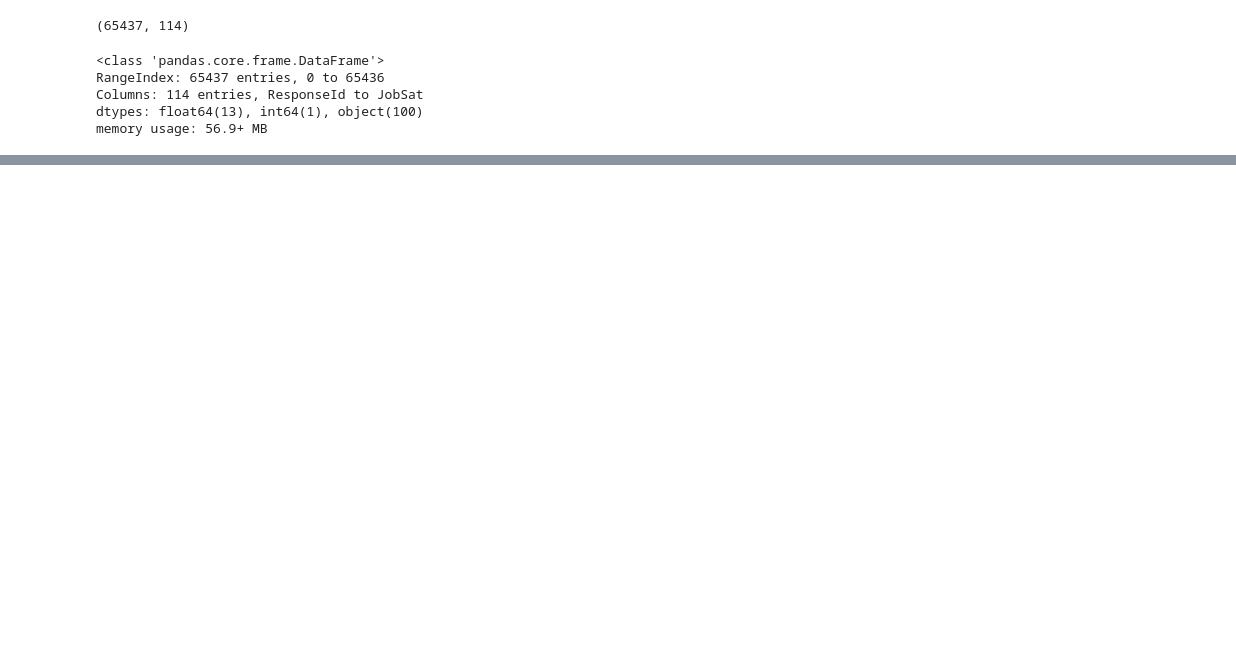
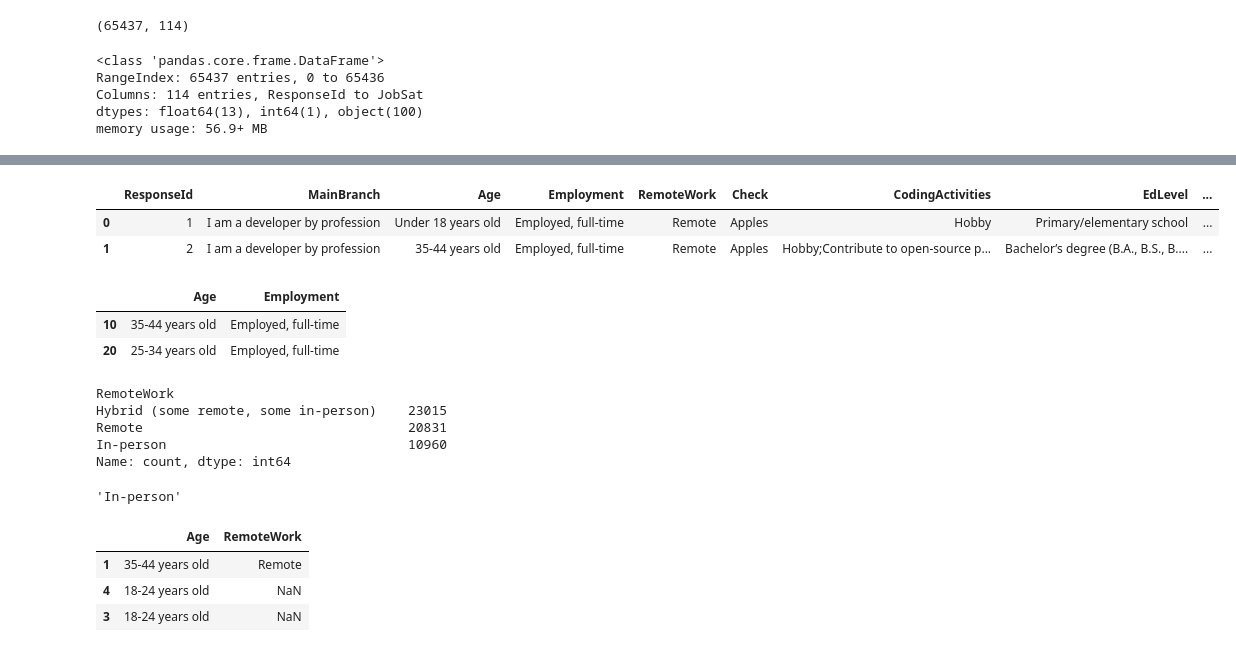
Before and after one commit to Tanishqua-Simform/python, a Jupyter notebook: Pandas/Stackoverflow_Survey.ipynb, the cells around one changed output, grey strips where cells are left out. Drawn from its saved outputs; the diff is of its cells as text; code cells hidden in the pictures; blank space fills up the shorter version.

```diff
--- a/Pandas/Stackoverflow_Survey.ipynb
+++ b/Pandas/Stackoverflow_Survey.ipynb
@@ -105,0 +136,31 @@ df.tail()
+# %%
+df.loc[[0, 1]]
+# %% [output]
+|  | ResponseId | MainBranch | Age | Employment | RemoteWork | Check | CodingActivities | EdLevel | ... |
+| 0 | 1 | I am a developer by profession | Under 18 years old | Employed, full-time | Remote | Apples | Hobby | Primary/elementary school | ... |
+| 1 | 2 | I am a developer by profession | 35-44 years old | Employed, full-time | Remote | Apples | Hobby;Contribute to open-source p... | Bachelor’s degree (B.A., B.S., B.... | ... |
+# %%
+df.loc[[10, 20], ['Age', 'Employment']]
+# %% [output]
+|  | Age | Employment |
+| 10 | 35-44 years old | Employed, full-time |
+| 20 | 25-34 years old | Employed, full-time |
+# %%
+df['RemoteWork'].value_counts()
+# %% [output]
+RemoteWork
+Hybrid (some remote, some in-person)    23015
+Remote                                  20831
+In-person                               10960
+Name: count, dtype: int64
+# %%
+df.loc[2812, 'RemoteWork']
+# %% [output]
+'In-person'
+# %%
+df.loc[[1, 4, 3], ['Age', 'RemoteWork']]
+# %% [output]
+|  | Age | RemoteWork |
+| 1 | 35-44 years old | Remote |
+| 4 | 18-24 years old | NaN |
+| 3 | 18-24 years old | NaN |
```
Also changed, not shown: parts of 23 cells of this notebook, 1 other file.
